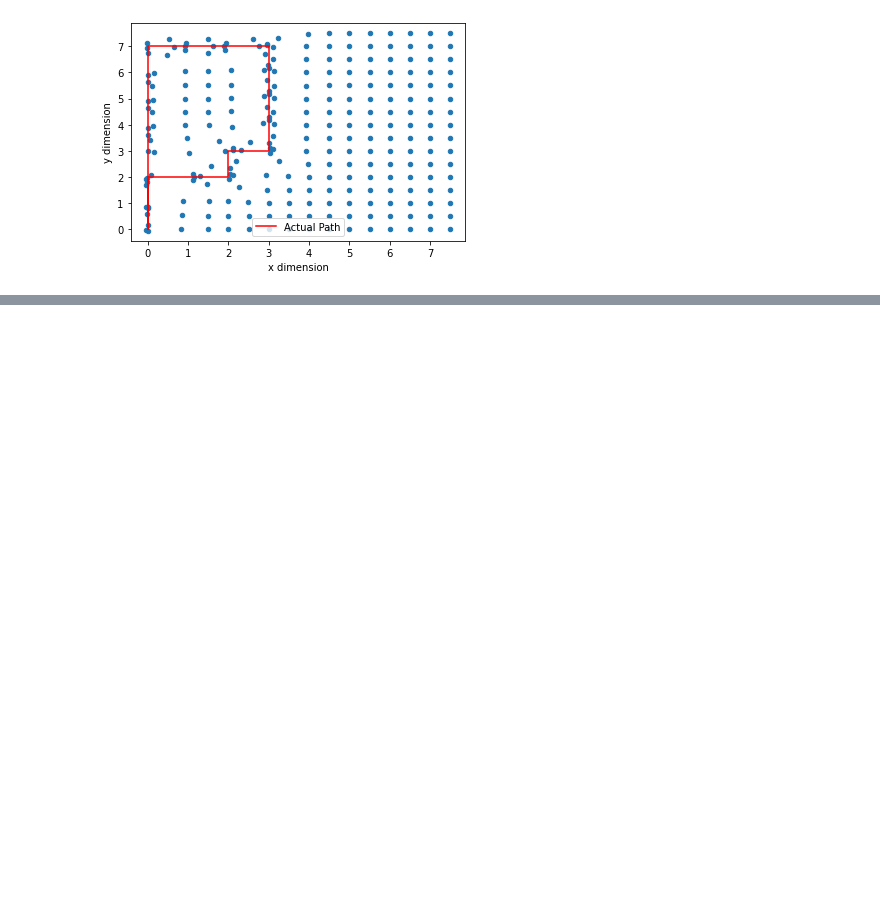
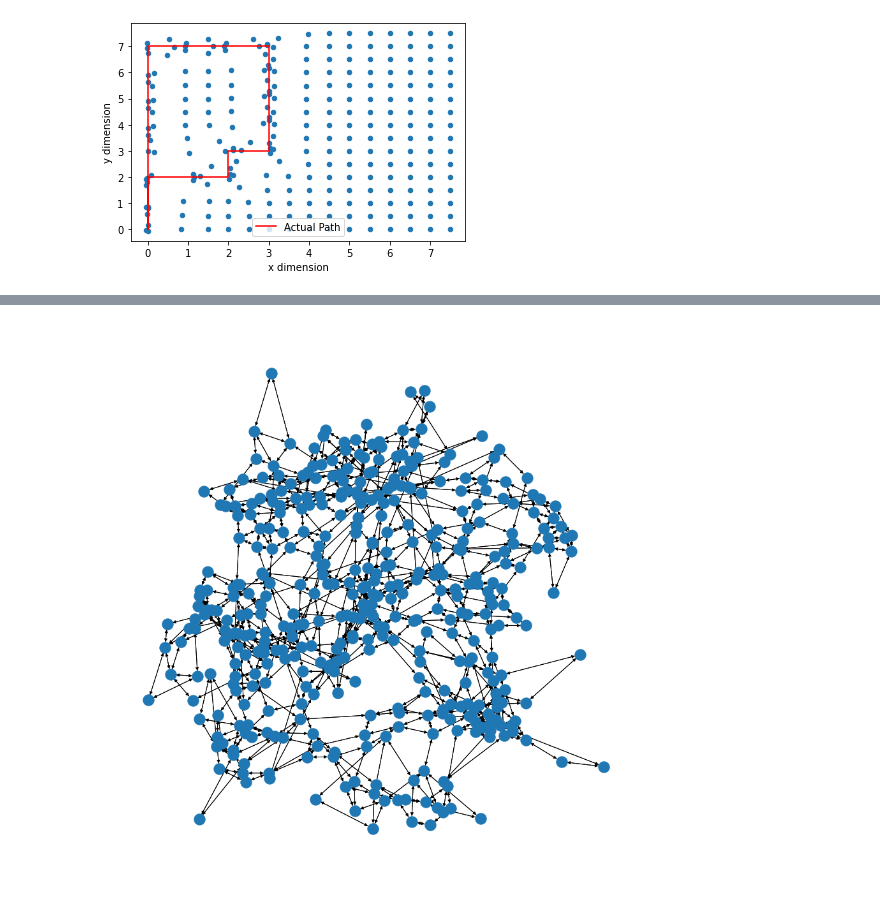
Before and after one commit to aguilarjose11/world_rep_snn, a Jupyter notebook: analysis/analysis_notebook.ipynb, the cells around one changed output, grey strips where cells are left out. Drawn from its saved outputs; the diff is of its cells as text; code cells hidden in the pictures; blank space fills up the shorter version.

```diff
--- a/analysis/analysis_notebook.ipynb
+++ b/analysis/analysis_notebook.ipynb
@@ -277,0 +424,12 @@ plt.show()
+# %%
+
+# Create DiGraph from A
+G = nx.from_numpy_matrix(distance_map, create_using=nx.DiGraph)
+
+layout = nx.spring_layout(G)
+plt.figure(figsize=(12, 12))
+nx.draw(G, layout)
+#nx.draw_networkx_edge_labels(G, pos=layout)
+plt.show()
+# %% [output]
+[figure, added]
```
Also changed, not shown: parts of 18 cells of this notebook.
